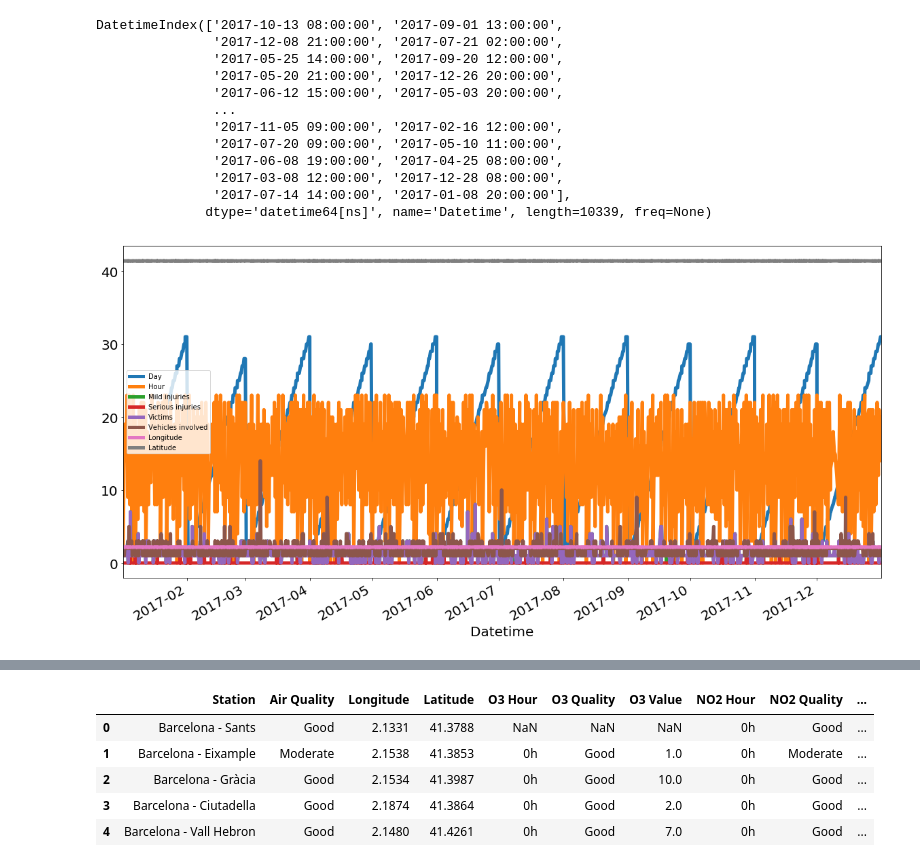
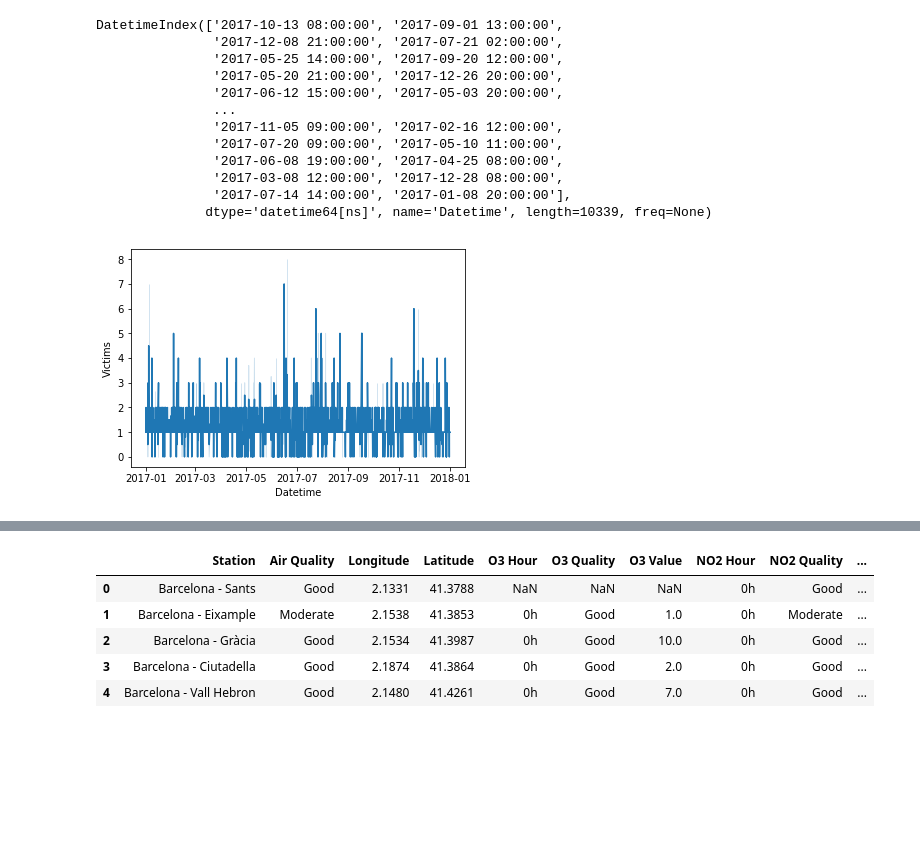
Before and after one commit to catherinelee274/Barcelona-Prediction, a Jupyter notebook: barcelona_eda.ipynb, the cells around one changed output, grey strips where cells are left out. Saved outputs shown, nothing was run; the diff lists cells and outputs as text; code cells hidden in the pictures; blank space fills up the shorter version.

```diff
--- a/barcelona_eda.ipynb
+++ b/barcelona_eda.ipynb
@@ -160,6 +163,6 @@ acc.drop(columns=['Month','Day','Hour'])
 # %%
-acc = acc.set_index('Datetime')
-acc.index
+#acc = acc.set_index('Datetime')
+#acc.index
 # %% [output]
 DatetimeIndex(['2017-10-13 08:00:00', '2017-09-01 13:00:00',
                '2017-12-08 21:00:00', '2017-07-21 02:00:00',
@@ -173,15 +176,8 @@ DatetimeIndex(['2017-10-13 08:00:00', '2017-09-01 13:00:00',
                '2017-03-08 12:00:00', '2017-12-28 08:00:00',
                '2017-07-14 14:00:00', '2017-01-08 20:00:00'],
               dtype='datetime64[ns]', name='Datetime', length=10339, freq=None)
-# %%
-#Time series/Barplot of Accidents in Eixample
-#plot number of accidents time series by district
-#different lines would represeent the number of accidents
-
-#
-#sns.tsplot(acc[])
-acc.loc[acc['District Name'] == 'Eixample'].plot(figsize=(20,10), linewidth=5, fontsize=20)
-plt.xlabel('Datetime', fontsize=20);
-#plt.ylabel('Vehicles Involved' ,fontsize=20)
-# %% [output]
-[figure, removed]
+# %%
+#ax = sns.lineplot(x="Datetime", y="Victims", hue='District Name', data=acc)
+ax = sns.lineplot(x='Datetime', y="Victims", data=acc.loc[acc['District Name'] == 'Eixample' ])
+# %% [output]
+[figure, added]
```
Also changed, not shown: parts of 42 cells of this notebook, 3 other files.
